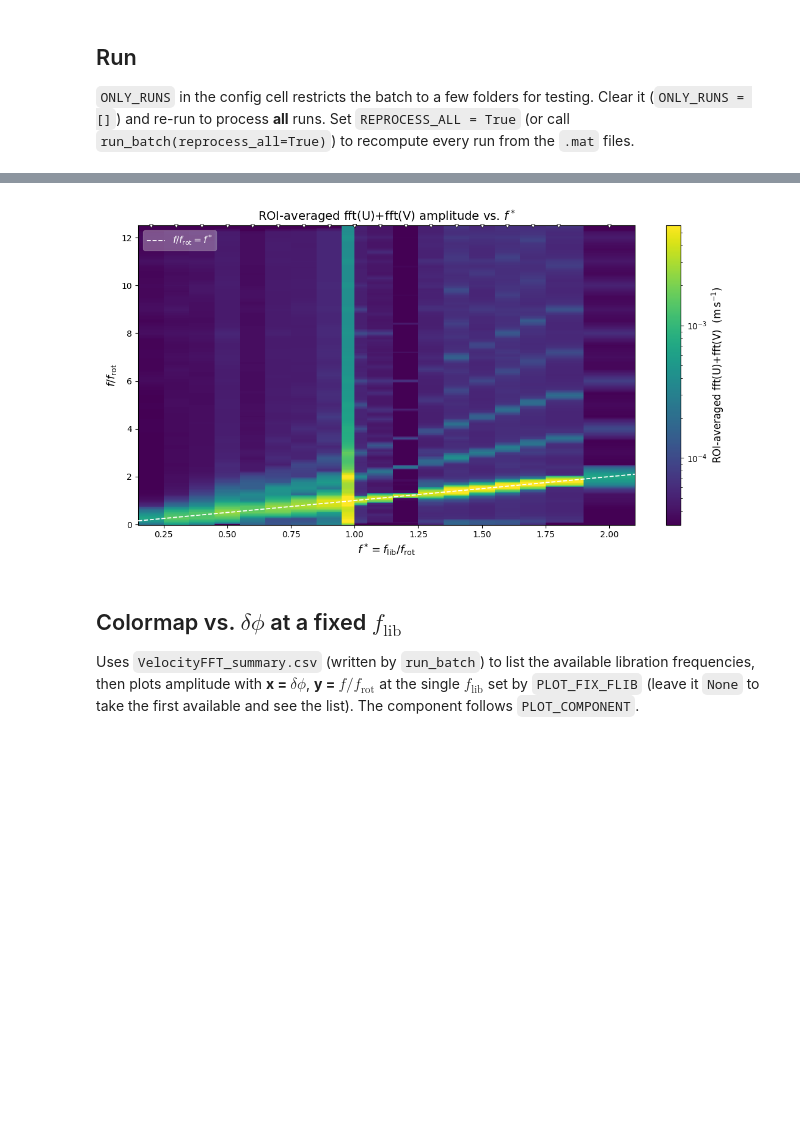
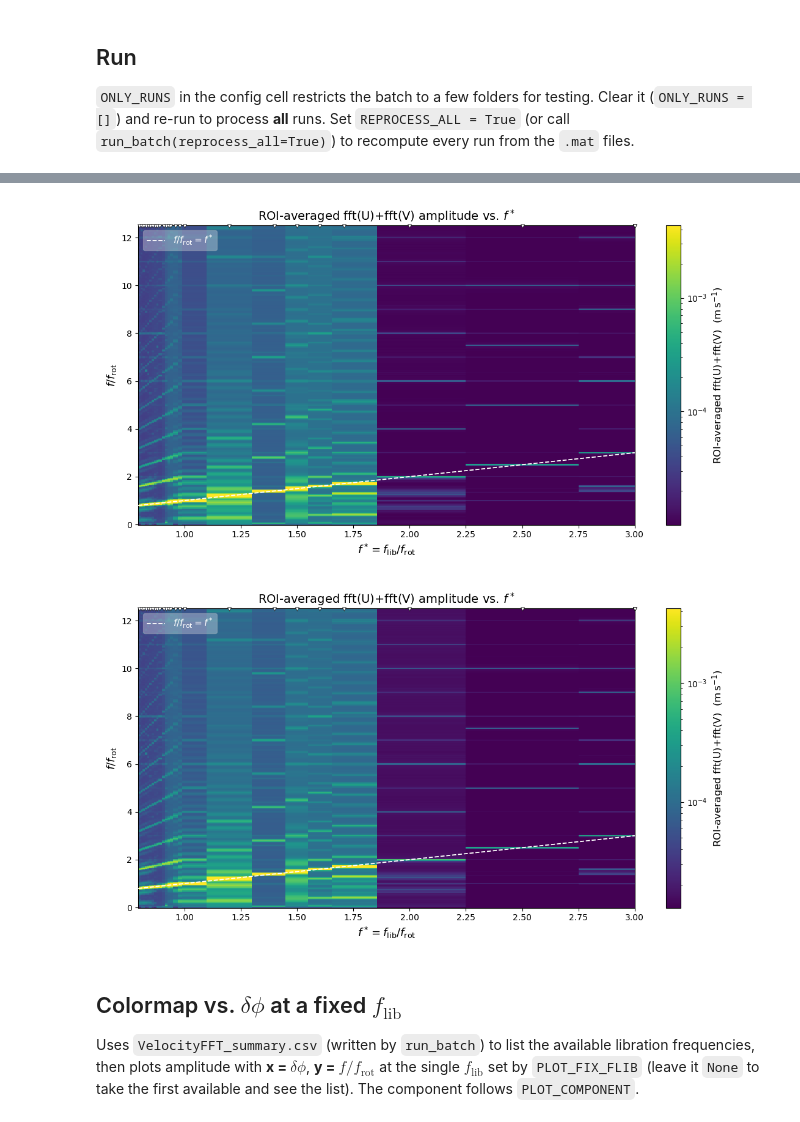
Before and after one commit to jeromeNoir/PIVlab-line-command-pythonProcessing, a Jupyter notebook: PIVlab_pythonProcessing/batch_VelocityFFT.ipynb, the cells around one changed output, grey strips where cells are left out. Saved outputs shown, nothing was run; the diff lists cells and outputs as text; code cells hidden in the pictures; blank space fills up the shorter version.

```diff
--- a/PIVlab_pythonProcessing/batch_VelocityFFT.ipynb
+++ b/PIVlab_pythonProcessing/batch_VelocityFFT.ipynb
@@ -48,11 +53,17 @@ from matplotlib.colors import LogNorm
 # %%
 # --- Configuration --------------------------------------------------------- #
 BASE_DIR = ("/Users/jeromenoir/Documents/MyDocuments/LOCAL_PROJECT/"
-            "TOPOGRAPHY_LIBRATION/CylinderExperimentsGMA/k20_bottomOnly")
+            "TOPOGRAPHY_LIBRATION/CylinderExperimentsGMA/k6_TopBottom")  # top-level folder containing the runs
 
-PIV_FILENAME = "PIVlab_results_uncalibrated.mat"
-LOG_FILENAME = "acquisition_log.txt"
-RESULT_FILENAME = "VelocityFFT.npz"          # per-run output (in PostProcessing/)
+RESULT_STEM   = "VelocityFFT"                # per-run output -> <stem>_<region>.npz
+SUMMARY_STEM  = "VelocityFFT_summary"        # summary -> <stem>_<region>.csv/.xlsx
+POLFIG_STEM   = "Velocity_polarization"      # per-run polarization figure
+
+# Which region(s) to process: 'BOTH' (ROI and FULL), 'ROI' only, or 'FULL' only.
+REGION      = 'BOTH'
+
+# Which processed region the colormap cells at the end display ('ROI' or 'FULL').
+REGION_PLOT = "ROI"
 
 # Only runs without an existing result are processed unless this is True.
 REPROCESS_ALL = True
@@ -61,30 +72,21 @@ REPROCESS_ALL = True
 ONLY_RUNS = []
 
 # Pixel calibration (notebook value). Same in x and y.
-XSCALE = 1.2323e-4   # m/px
 YSCALE = XSCALE
 
 # Fixed ROI, calibrated (metres): [(x0, y0), (x1, y1)] (opposite corners).
-PTS_ROI = [(0.02002585173778408, 0.13110555228124998),
-           (0.19561960104659090, 0.00659505254715910)]
 
 # PIVlab pairs images (1+2, 3+4, ...), so every velocity field consumes this
 # many camera frames. The PIV field sampling frequency is therefore
 # f_piv = cam_fps / FRAMES_PER_FIELD (cam_fps in the log is the camera frame
 # rate, i.e. TWICE the rate at which PIV fields are produced).
-FRAMES_PER_FIELD = 2
 
 # If the acquisition log cannot be read, the run stays UNCALIBRATED: velocity
 # dt, PIV sampling and both spatial scales fall back to 1, so velocities are in
 # px/frame, positions in px, and timestamps in frame index.
-UNCAL_DT = 1.0
-UNCAL_FPS = 1.0
-UNCAL_SCALE = 1.0
 
 # Folder-name -> physical value conversions (Hz). Folder tokens are integers,
 # e.g. 'frot050' -> 0.50 Hz, 'flib0400' -> 0.400 Hz, 'flib1500' -> 1.500 Hz.
-FROT_DIVISOR = 100.0
-FLIB_DIVISOR = 1000.0
 
 # --- FFT settings ---------------------------------------------------------- #
 # Per-point single-sided amplitude spectrum of U(t) and V(t) over the FULL
@@ -104,6 +106,7 @@ FFT_DETREND = "constant"   # "constant" removes the per-point mean (kills DC);
 #   "powerU" -> |FFT(U)|^2     ROI-averaged power spectrum of U
 #   "powerV" -> |FFT(V)|^2     ROI-averaged power spectrum of V
 PLOT_COMPONENT = "total"
+
 # Restrict which runs enter the plots. Maps a summary column to an allowed value
 # (or list of values); {} -> use every run. Examples:
 #   {"dphi_deg": 2}                 -> only dphi = 2 deg
@@ -119,7 +122,7 @@ PLOT_CMAP = "viridis"
 # --- "x = dphi" colormap (at fixed f_lib) ---------------------------------- #
 # Libration frequency (Hz) to hold fixed for the dphi colormap. None -> the
 # first flib found in VelocityFFT_summary; the run cell prints the full list.
-PLOT_FIX_FLIB = 1.0
+PLOT_FIX_FLIB = 1.5
 
 # For the "x = f_lib" colormap: which dphi (deg) to hold fixed. None -> the
 # first dphi found in the summary; the run cell prints the full list.
@@ -670,7 +542,7 @@ def mark_kept(df):
     return df
 
 
-def plot_colormap(df, base_dir):
+def plot_colormap(df, base_dir, region=''):
     """Colormap of the ROI-averaged amplitude spectrum across all kept runs.
 
     x = f* = f_lib/f_rot (one column per run), y = FFT frequency
@@ -754,8 +626,9 @@ def plot_colormap(df, base_dir):
                   labelcolor="w")
 
     fig.tight_layout()
+    _suf = ("_%s" % region) if region else ""
     out = os.path.join(base_dir,
-                       "VelocityFFT_colormap_%s_vs_fstar.png" % PLOT_COMPONENT)
+                       "VelocityFFT_colormap_%s_vs_fstar%s.png" % (PLOT_COMPONENT, _suf))
     fig.savefig(out, dpi=200, bbox_inches="tight")
     print("Colormap written to:\n  %s" % out)
     return fig
@@ -1076,6 +955,7 @@ Clear it (`ONLY_RUNS = []`) and re-run to process **all** runs. Set
 `REPROCESS_ALL = True` (or call `run_batch(reprocess_all=True)`) to recompute
 every run from the `.mat` files.
 # %%
-df = run_batch(reprocess_all=REPROCESS_ALL)
-df.head(40)
+# Returns {region: DataFrame}, one VelocityFFT summary per processed region.
+results = run_batch(reprocess_all=REPROCESS_ALL)
+next(iter(results.values())).head(40) if results else results
 # %% [output]
@@ -1116,4 +996,5 @@ Colormap written to:
-[figure, old version]
+[figure, new version]
+[figure, added]
 # %% [markdown]
 ## Colormap vs. $\delta\phi$ at a fixed $f_{\mathrm{lib}}$
 
```
Also changed, not shown: parts of 9 cells of this notebook, 43 other files.
